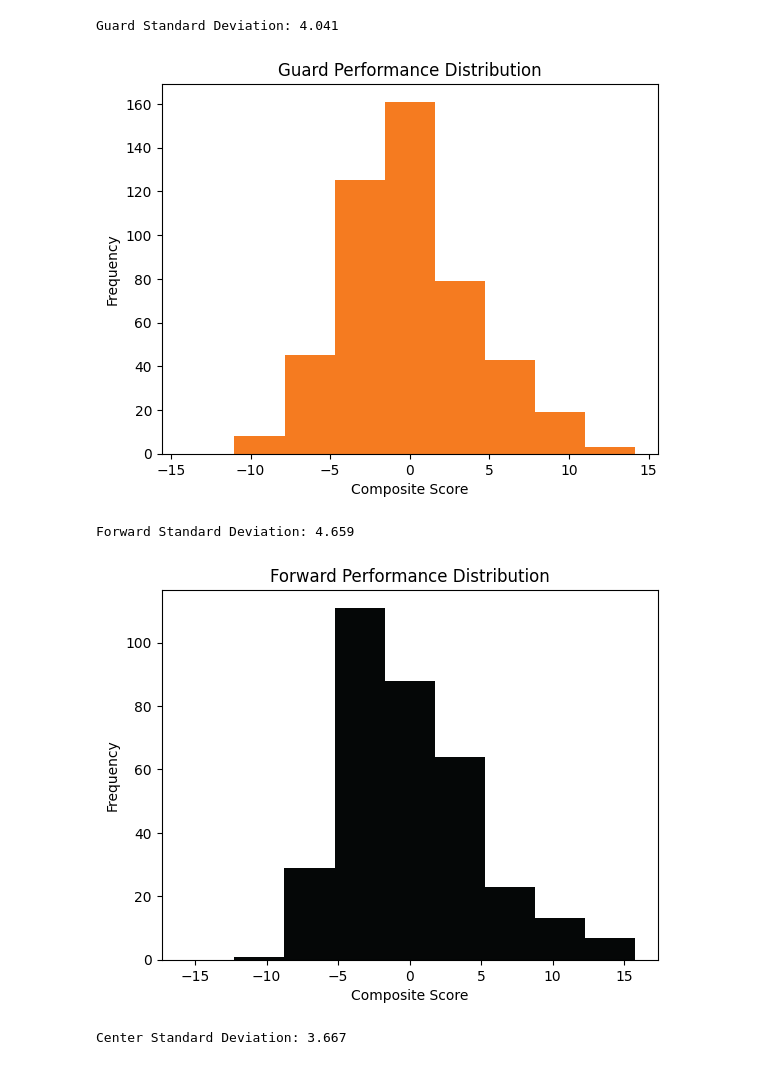
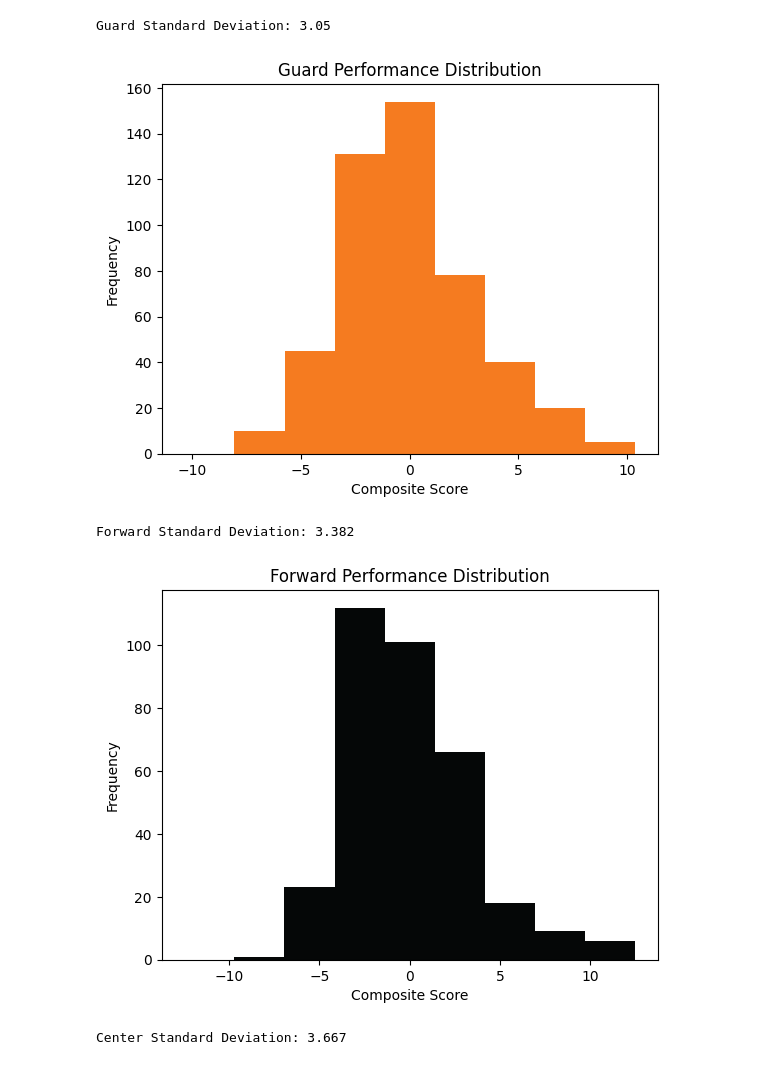
Before and after one commit to afridorian/WNBA-Predictive-Player-Viability, a Jupyter notebook: src/results.ipynb, the cells around one changed output. Cells and saved outputs as stored; diff of their text form; code cells hidden in the pictures.

Commit message:
updated composite score function to account for different weight applications (decoupled longevity from position). tested in results.ipynb/

```diff
--- a/src/results.ipynb
+++ b/src/results.ipynb
@@ -50,34 +50,34 @@ forwardsScaled = pd.DataFrame(scaler.fit_transform(forwards[(config.featureStats
 centersScaled = pd.DataFrame(scaler.fit_transform(centers[(config.featureStatsWNBA + ['total_games', 'total_minutes', 'total_seasons', 'game_availability_percentage'])]), columns=config.featureStatsWNBA + ['total_games', 'total_minutes', 'total_seasons', 'game_availability_percentage'], index=centers.index)
 # %%
 #generate composite score and standard deviation
-guardCompositeScore = az.composite_score(guardsScaled,'guard',guardWeight)
+guardCompositeScore = az.composite_score(guardsScaled,'guard',weightRole=guardWeight)
 print(f'Guard Standard Deviation: {round(guardCompositeScore.std(),3)}')
 
 guardMax = np.abs(guardCompositeScore).max()
 guardBins = np.linspace(-guardMax,guardMax,10)
 guardCompositeScore.plot(kind='hist',bins=guardBins,title="Guard Performance Distribution",xlabel='Composite Score',color='#F57B20')
 plt.show()
 
-forwardCompositeScore = az.composite_score(forwardsScaled, 'forward', forwardWeight)
+forwardCompositeScore = az.composite_score(forwardsScaled, 'forward', weightRole=forwardWeight)
 print(f'Forward Standard Deviation: {round(forwardCompositeScore.std(),3)}')
 
 forwardMax = np.abs(forwardCompositeScore).max()
 forwardBins = np.linspace(-forwardMax, forwardMax, 10)
 forwardCompositeScore.plot(kind='hist', bins=forwardBins, title="Forward Performance Distribution",xlabel='Composite Score', color='#050707')
 plt.show()
 
-centerCompositeScore = az.composite_score(centersScaled, 'center', centerWeight)
+centerCompositeScore = az.composite_score(centersScaled, 'center', weightRole=centerWeight)
 print(f'Center Standard Deviation: {round(centerCompositeScore.std(),3)}')
 
 centerMax = np.abs(centerCompositeScore).max()
 centerBins = np.linspace(-centerMax, centerMax, 10)
 centerCompositeScore.plot(kind='hist', bins=centerBins, title="Center Performance Distribution",xlabel='Composite Score', color='#009CDE')
 plt.show()
 # %% [output]
-Guard Standard Deviation: 4.041
+Guard Standard Deviation: 3.05
-[figure, old version]
+[figure, new version]
-Forward Standard Deviation: 4.659
+Forward Standard Deviation: 3.382
-[figure, old version]
+[figure, new version]
 Center Standard Deviation: 3.667
 [figure]
 # %%
```
Also changed, not shown: parts of 5 cells of this notebook, 1 other file.
